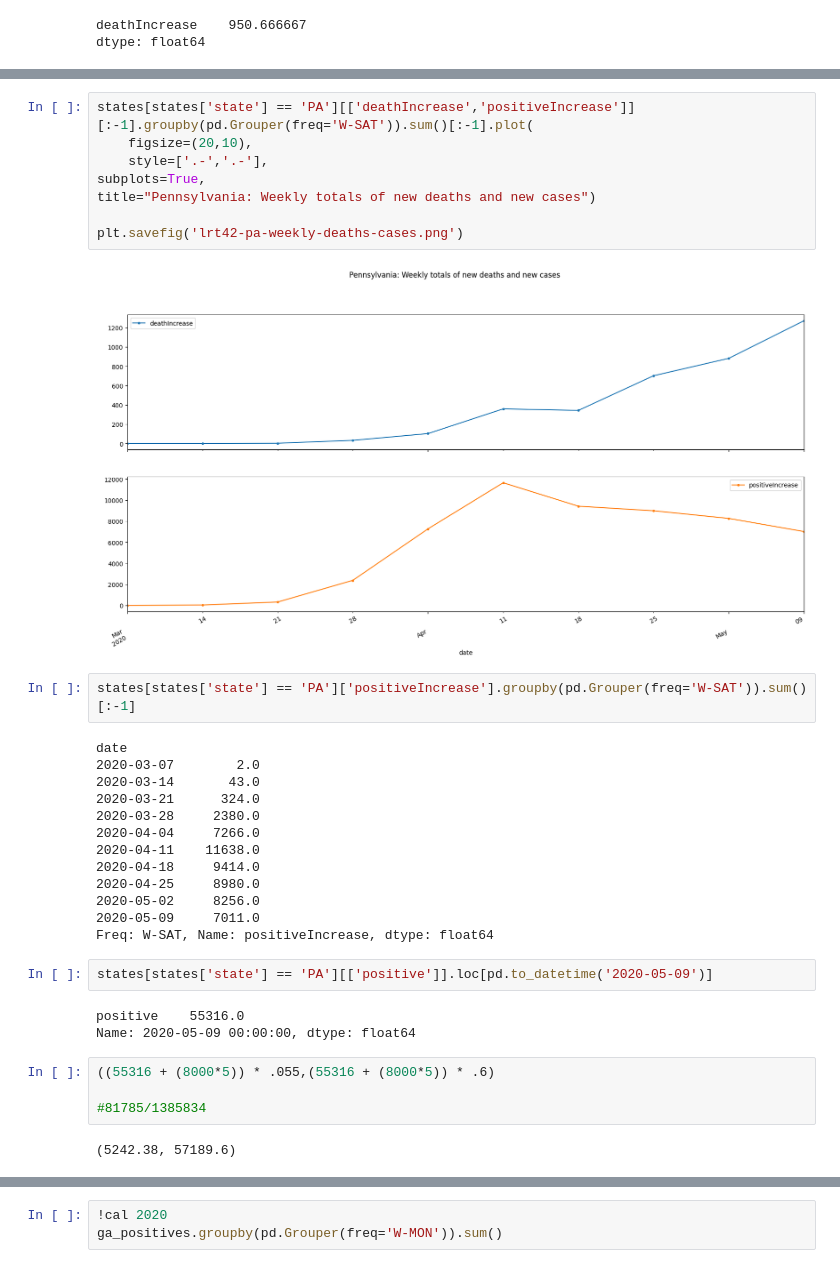
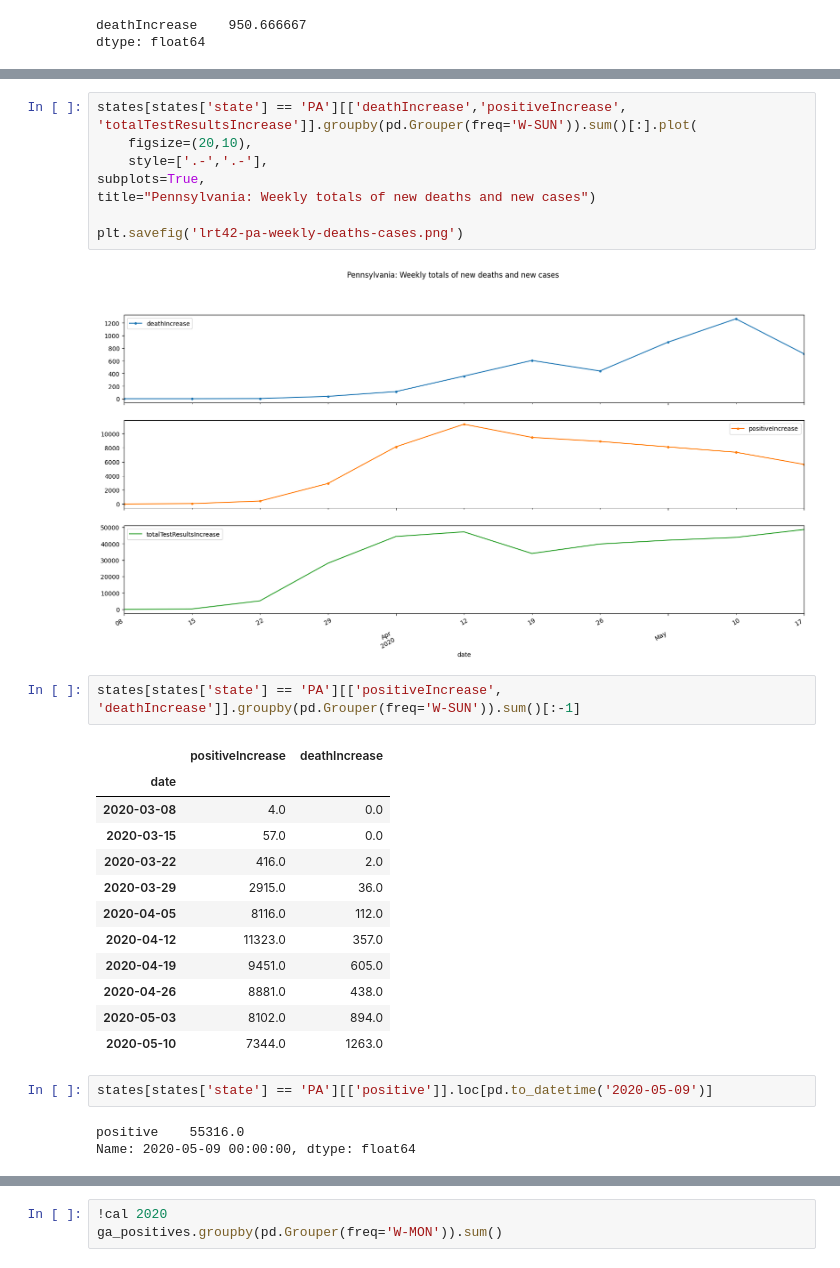
Before and after one commit to beala/covid_forecasts, a Jupyter notebook: Graphs.ipynb, the cells around one changed output, grey strips where cells are left out. Saved outputs shown, nothing was run; the diff lists cells and outputs as text.

```diff
--- a/Graphs.ipynb
+++ b/Graphs.ipynb
@@ -133,36 +276,30 @@ states[states['state'] == 'PA'][['deathIncrease']][:-1].groupby(pd.Grouper(freq=
 # %%
-states[states['state'] == 'PA'][['deathIncrease','positiveIncrease']][:-1].groupby(pd.Grouper(freq='W-SAT')).sum()[:-1].plot(
+states[states['state'] == 'PA'][['deathIncrease','positiveIncrease', 'totalTestResultsIncrease']].groupby(pd.Grouper(freq='W-SUN')).sum()[:].plot(
     figsize=(20,10),
     style=['.-','.-'],
 subplots=True,
 title="Pennsylvania: Weekly totals of new deaths and new cases")
 
 plt.savefig('lrt42-pa-weekly-deaths-cases.png')
 # %% [output]
-[figure, old version]
+[figure, new version]
 # %%
-states[states['state'] == 'PA']['positiveIncrease'].groupby(pd.Grouper(freq='W-SAT')).sum()[:-1]
+states[states['state'] == 'PA'][['positiveIncrease', 'deathIncrease']].groupby(pd.Grouper(freq='W-SUN')).sum()[:-1]
 # %% [output]
-date
-2020-03-07        2.0
-2020-03-14       43.0
-2020-03-21      324.0
-2020-03-28     2380.0
-2020-04-04     7266.0
-2020-04-11    11638.0
-2020-04-18     9414.0
-2020-04-25     8980.0
-2020-05-02     8256.0
-2020-05-09     7011.0
-Freq: W-SAT, Name: positiveIncrease, dtype: float64
+|  | positiveIncrease | deathIncrease |
+| date |  |  |
+| 2020-03-08 | 4.0 | 0.0 |
+| 2020-03-15 | 57.0 | 0.0 |
+| 2020-03-22 | 416.0 | 2.0 |
+| 2020-03-29 | 2915.0 | 36.0 |
+| 2020-04-05 | 8116.0 | 112.0 |
+| 2020-04-12 | 11323.0 | 357.0 |
+| 2020-04-19 | 9451.0 | 605.0 |
+| 2020-04-26 | 8881.0 | 438.0 |
+| 2020-05-03 | 8102.0 | 894.0 |
+| 2020-05-10 | 7344.0 | 1263.0 |
 # %%
 states[states['state'] == 'PA'][['positive']].loc[pd.to_datetime('2020-05-09')]
 # %% [output]
 positive    55316.0
 Name: 2020-05-09 00:00:00, dtype: float64
-# %%
-((55316 + (8000*5)) * .055,(55316 + (8000*5)) * .6)
-
-#81785/1385834
-# %% [output]
-(5242.38, 57189.6)
```
Also changed, not shown: parts of 56 cells of this notebook, 18 other files.
